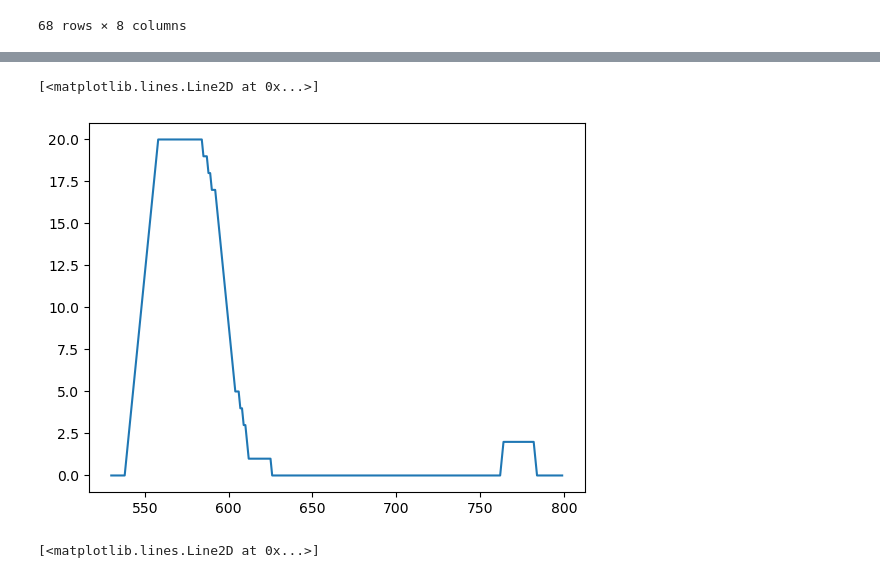
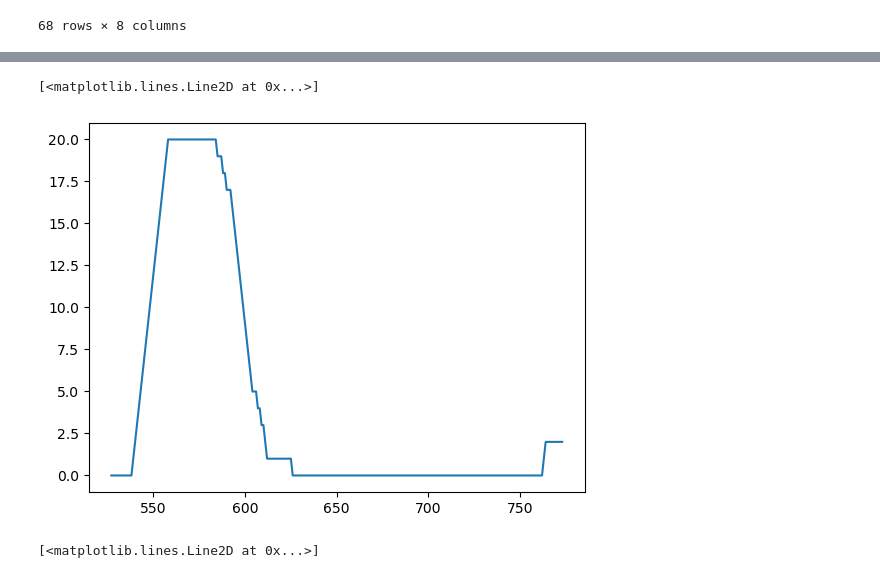
Before and after one commit to marburyvthesea/placeCellAnalysis, a Jupyter notebook: calcFiringRateAtSpeedBinsOnsets.ipynb, the cells around one changed output, grey strips where cells are left out. Cells and saved outputs as stored; diff of their text form; code cells hidden in the pictures.

```diff
--- a/calcFiringRateAtSpeedBinsOnsets.ipynb
+++ b/calcFiringRateAtSpeedBinsOnsets.ipynb
@@ -790,9 +809,9 @@ plt.plot(signalPeaksOnsets["cell_0"][530:800])
 # %%
 instantaneousEventRate["cell_0"]
-plt.plot(instantaneousEventRate["cell_0"][530:800])
+plt.plot(instantaneousEventRate["cell_0"][527:774])
 # %% [output]
 [<matplotlib.lines.Line2D at 0x...>]
-[figure, old version]
+[figure, new version]
 # %%
 instantaneousEventRate["cell_0"]
 plt.plot(instantaneousEventRateOnsets["cell_0"][530:800])
```
Also changed, not shown: parts of 6 cells of this notebook, 6 other files.
